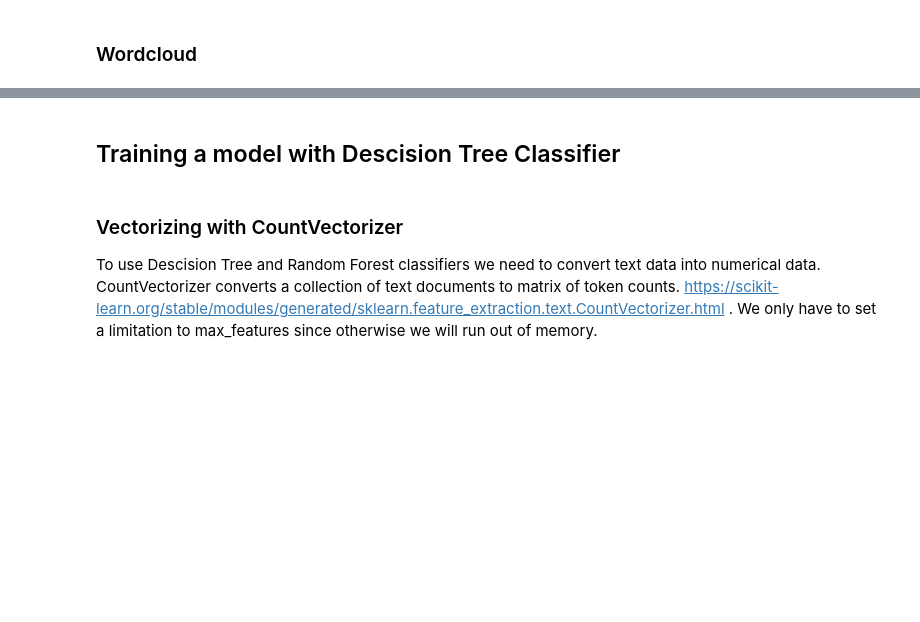
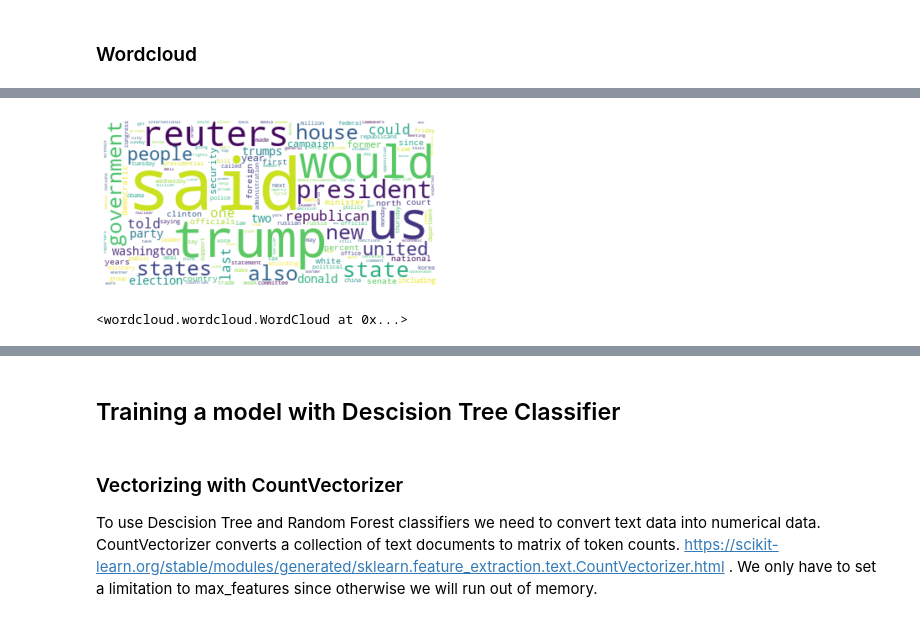
Before and after one commit to carolinlyybek/ids_fakenews, a Jupyter notebook: Project D23 KAGGLE-FAKE NEWS DETECTION.ipynb, the cells around one changed output, grey strips where cells are left out. Cells and saved outputs as stored; diff of their text form; code cells hidden in the pictures; blank space fills up the shorter version.

Commit message:
Wordclouds

```diff
--- a/Project D23 KAGGLE-FAKE NEWS DETECTION.ipynb
+++ b/Project D23 KAGGLE-FAKE NEWS DETECTION.ipynb
@@ -291,0 +294,5 @@ real_title_dict = real_title_freq.to_dict()
+# %%
+real_rows = news.loc[news['label'] == 'Real']
+
+real_text_freq = pd.Series(' '.join(real_rows.text_lemma).split()).value_counts()
+real_text_dict = real_text_freq.to_dict()
@@ -311 +323,10 @@ wordcloud_real.to_file("img/realtitles_review.png")
 <wordcloud.wordcloud.WordCloud at 0x...>
+# %%
+wordcloud_realTexts = WordCloud(background_color="white").generate_from_frequencies(real_text_dict)
+plt.imshow(wordcloud_realTexts, interpolation='bilinear')
+plt.axis("off")
+plt.show()
+wordcloud_realTexts.to_file("img/realtexts_review.png")
+# %% [output]
+[figure, added]
+<wordcloud.wordcloud.WordCloud at 0x...>
```
Also changed, not shown: parts of 23 cells of this notebook, 6 other files.
